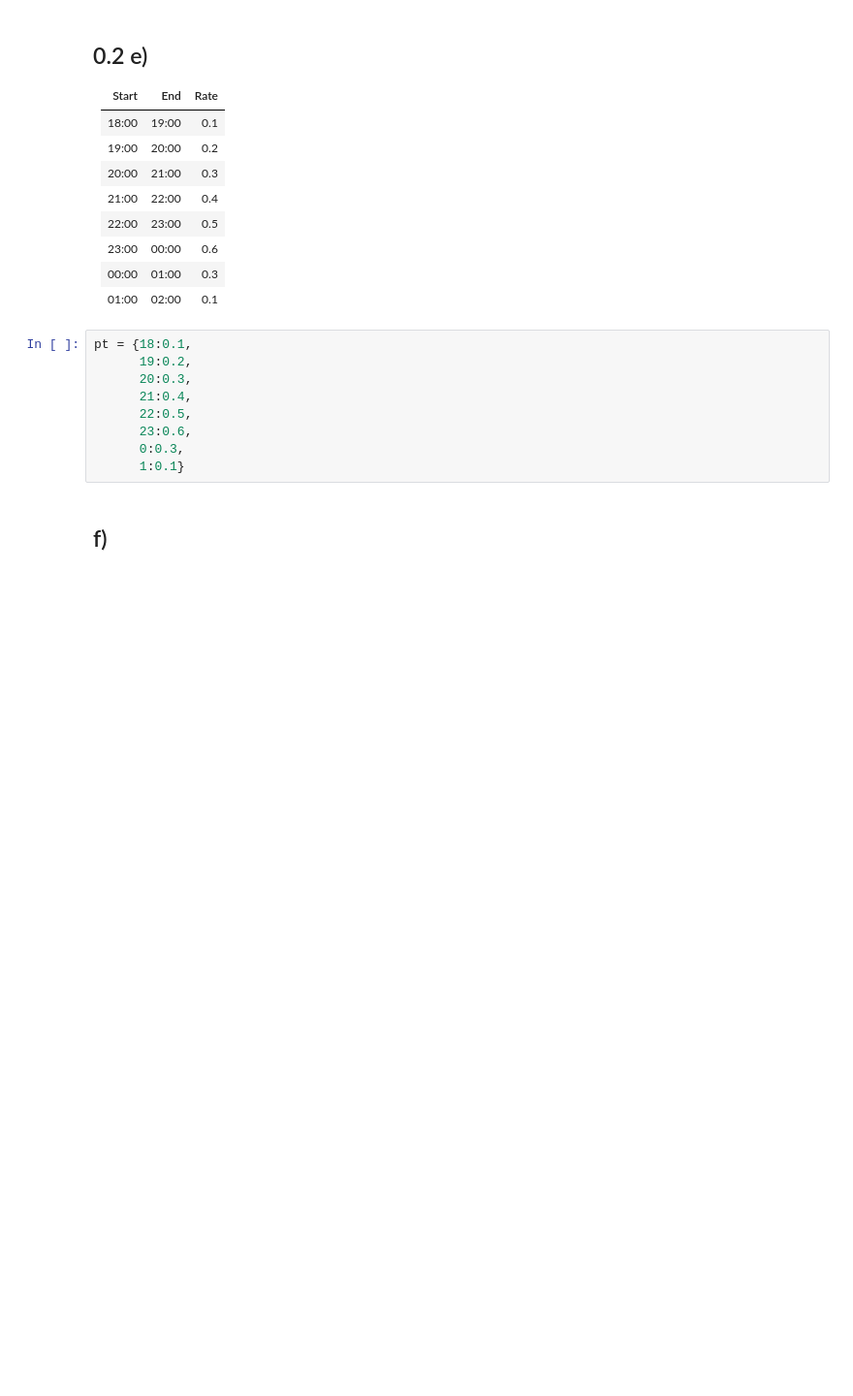
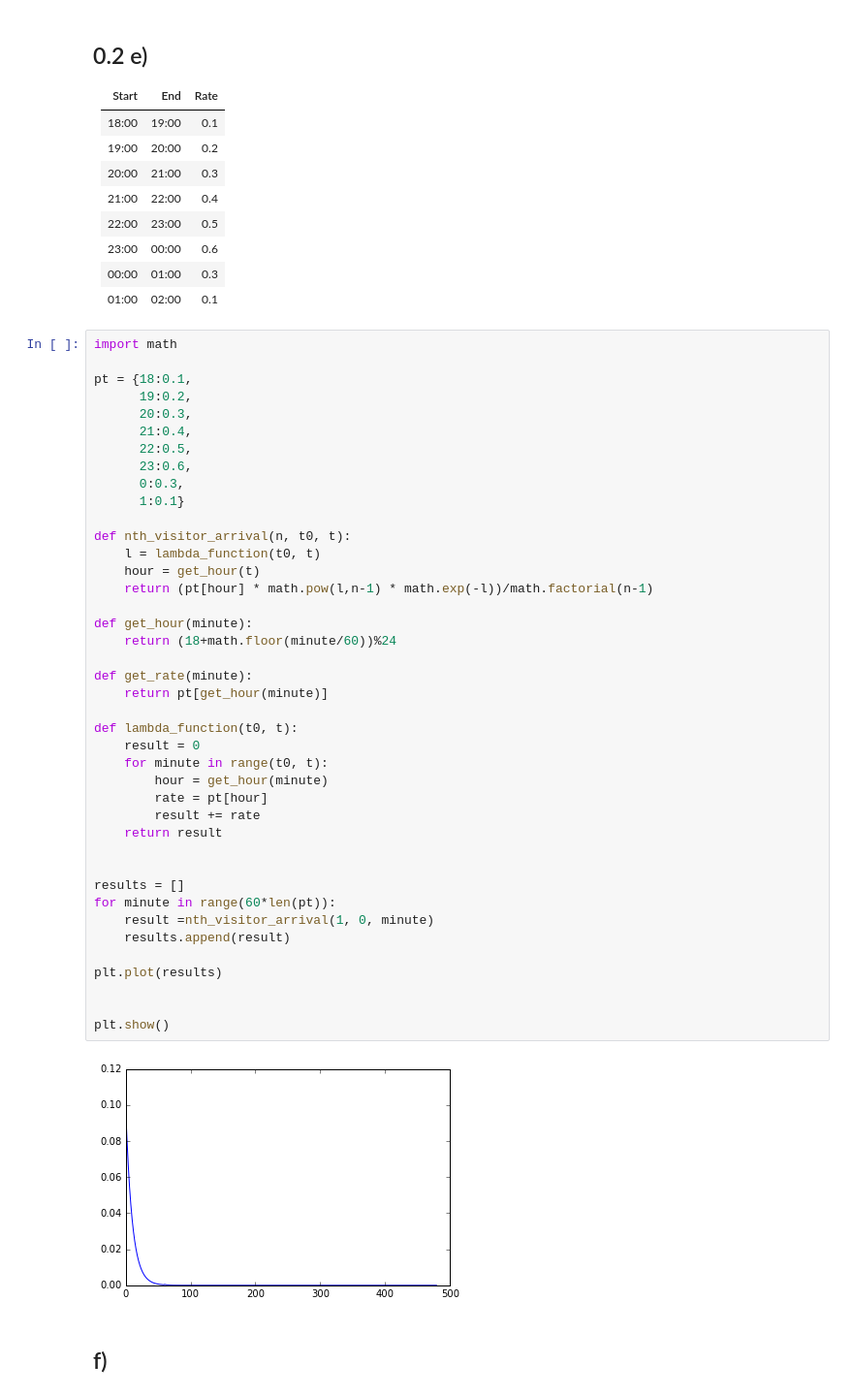
Before and after one commit to jj1993/Applied-mechanism-design-and-big-data, a Jupyter notebook: Poission.ipynb, the cells around one changed output. Shown: that part at 97% size. Cells and saved outputs as stored; diff of their text form; blank space fills up the shorter version.

```diff
--- a/Poission.ipynb
+++ b/Poission.ipynb
@@ -238,14 +239,48 @@ $$
 | 23:00 | 00:00 | 0.6  |
 | 00:00 | 01:00 | 0.3  |
 | 01:00 | 02:00 | 0.1  |
-# %%
-pt = {18:0.1,
-      19:0.2,
-      20:0.3,
-      21:0.4,
-      22:0.5,
-      23:0.6,
-      0:0.3,
-      1:0.1}
+# %%
+import math
+
+pt = {18:0.1,
+      19:0.2,
+      20:0.3,
+      21:0.4,
+      22:0.5,
+      23:0.6,
+      0:0.3,
+      1:0.1}
+
+def nth_visitor_arrival(n, t0, t):
+    l = lambda_function(t0, t)
+    hour = get_hour(t)
+    return (pt[hour] * math.pow(l,n-1) * math.exp(-l))/math.factorial(n-1)
+
+def get_hour(minute):
+    return (18+math.floor(minute/60))%24
+
+def get_rate(minute):
+    return pt[get_hour(minute)]
+
+def lambda_function(t0, t):
+    result = 0
+    for minute in range(t0, t):
+        hour = get_hour(minute)
+        rate = pt[hour]
+        result += rate
+    return result
+
+
+results = []
+for minute in range(60*len(pt)):
+    result =nth_visitor_arrival(1, 0, minute)
+    results.append(result)
+
+plt.plot(results)
+
+
+plt.show()
+# %% [output]
+[figure, added]
 # %% [markdown]
 ## f)
```
Also changed, not shown: parts of 9 cells of this notebook.
